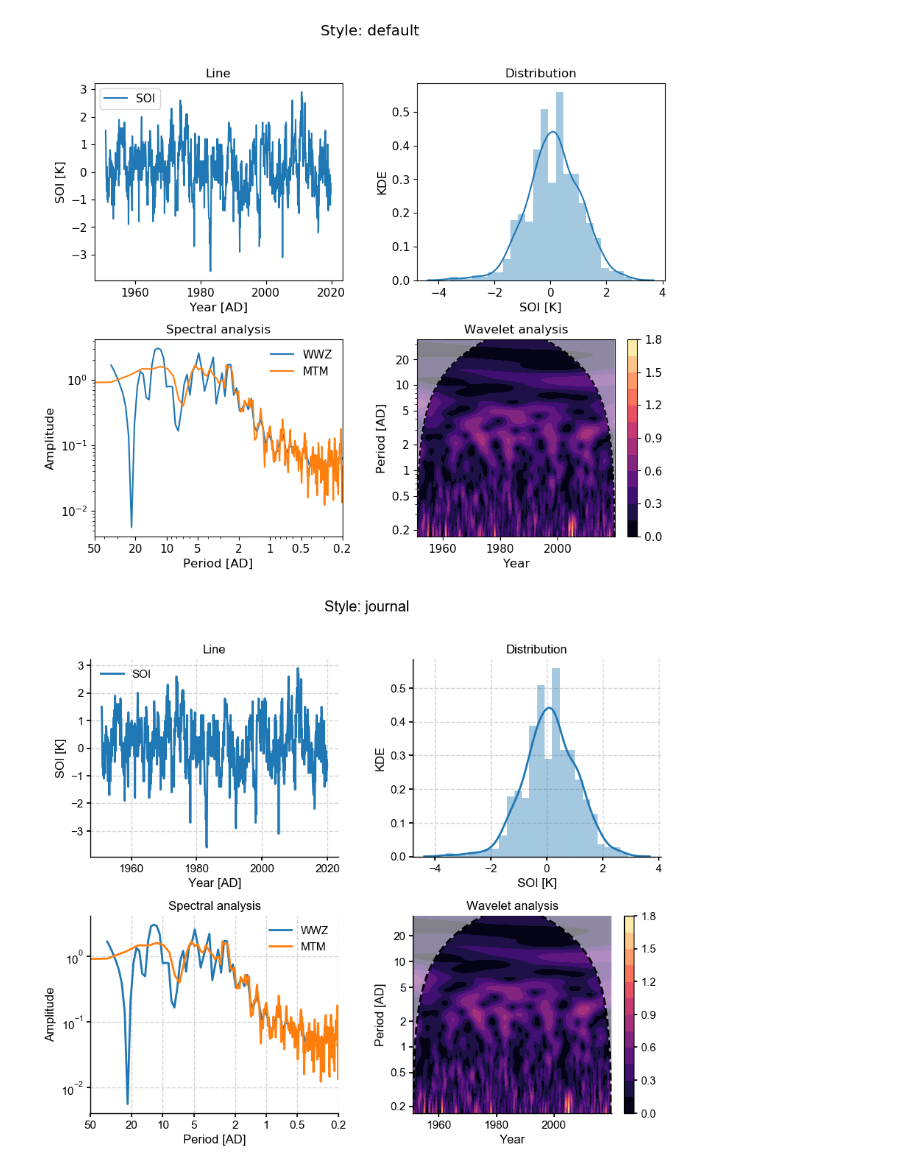
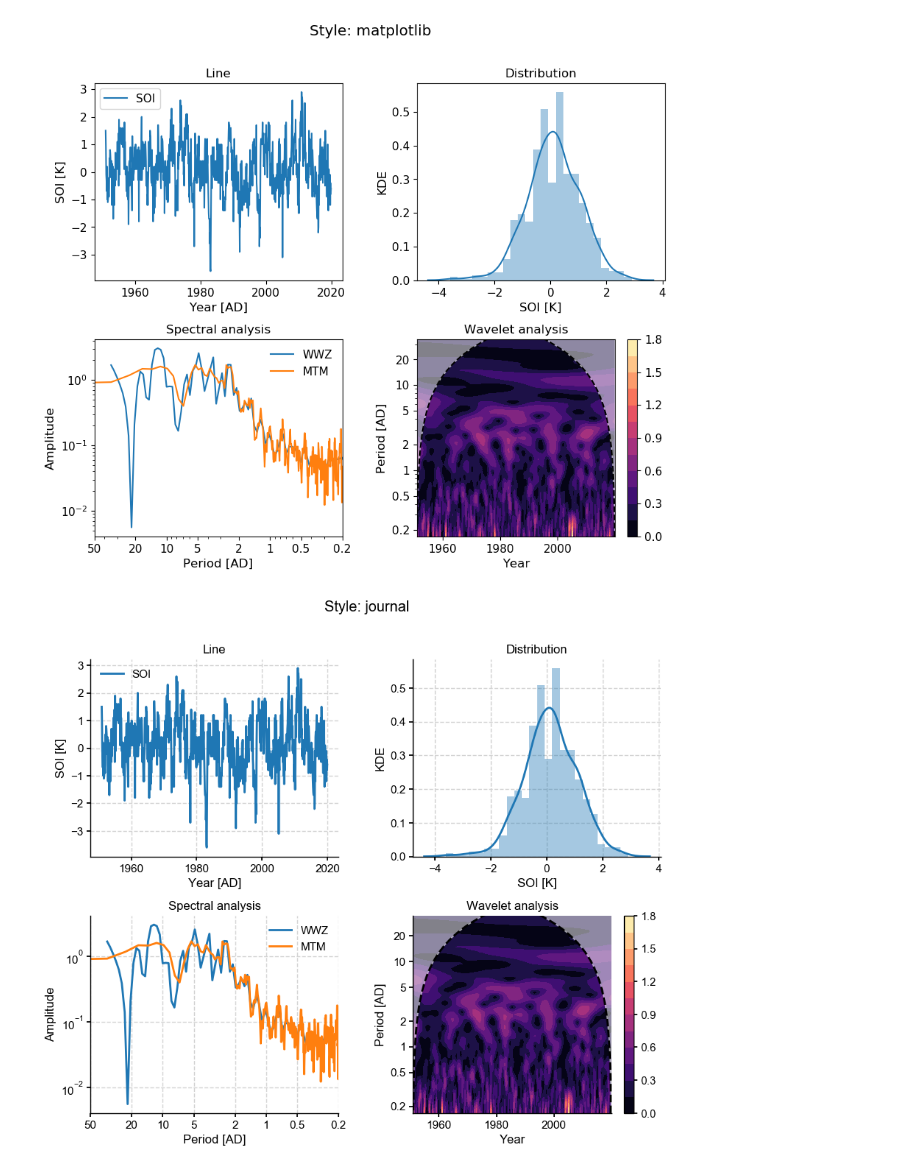
Before and after one commit to LinkedEarth/Pyleoclim_util, a Jupyter notebook: example_notebooks/plot_styles.ipynb, the cells around one changed output. Cells and saved outputs as stored; diff of their text form; code cells hidden in the pictures.

```diff
--- a/example_notebooks/plot_styles.ipynb
+++ b/example_notebooks/plot_styles.ipynb
@@ -27,26 +35,26 @@ scal_wwz = ts.wavelet(settings={'nMC': 0})
 # %%
-for style in ['default', 'journal', 'web']:
+for style in ['matplotlib', 'journal', 'web']:
     pyleo.set_style(style, font_scale=1)
 
     fig = plt.figure(figsize=[10, 8])
     gs = gridspec.GridSpec(2, 2)
     gs.update(wspace=0.3, hspace=0.3)
 
     ax1 = plt.subplot(gs[0, 0])
     ax1 = ts.plot(title='Line', ax=ax1)
 
     ax2 = plt.subplot(gs[0, 1])
     ax2 = ts.distplot(title='Distribution', ax=ax2)
 
     ax3 = plt.subplot(gs[1, 0])
     ax3 = psd_wwz.plot(title='Spectral analysis', ax=ax3, label='WWZ')
     ax3 = psd_mtm.plot(ax=ax3, label='MTM')
 
     ax4 = plt.subplot(gs[1, 1])
     ax4 = scal_wwz.plot(title='Wavelet analysis', ax=ax4)
     fig.suptitle(f'Style: {style}')
     pyleo.showfig(fig)
 # %% [output]
-[figure, old version]
+[figure, new version]
 [figure]
 [figure]
```
Also changed, not shown: parts of 6 cells of this notebook, 10 other files.
